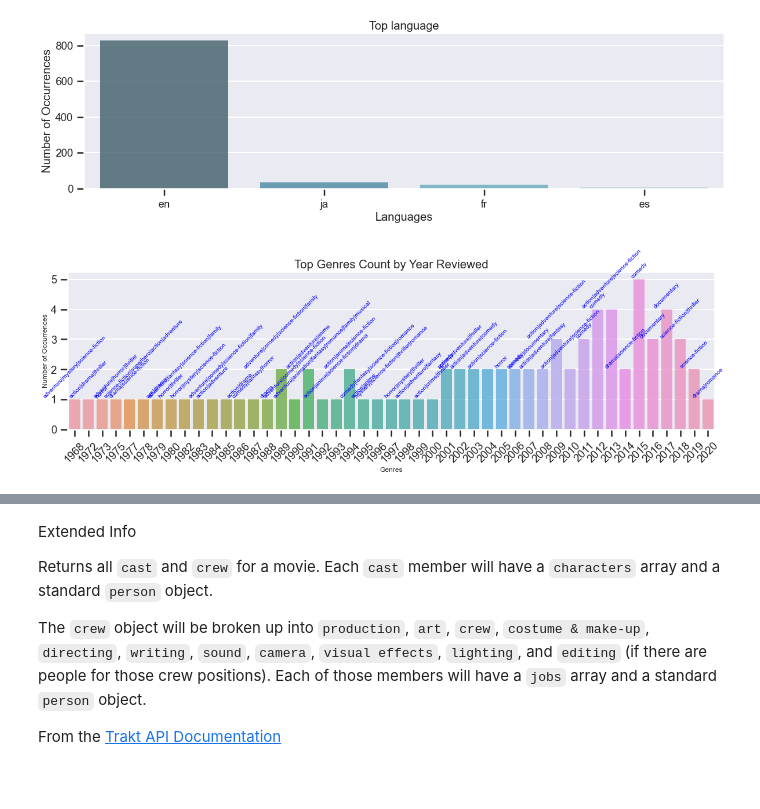
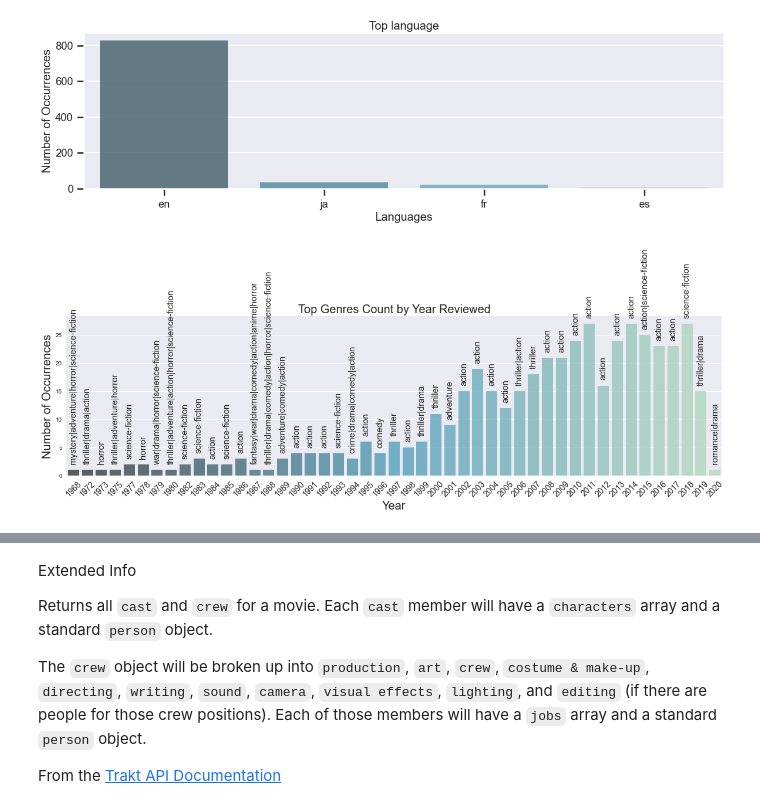
Before and after one commit to collardm/movie-recommender, a Jupyter notebook: Recommander.ipynb, the cells around one changed output, grey strips where cells are left out. Saved outputs shown, nothing was run; the diff lists cells and outputs as text; code cells hidden in the pictures; blank space fills up the shorter version.

```diff
--- a/Recommander.ipynb
+++ b/Recommander.ipynb
@@ -317,21 +342,35 @@ plt.show()
+# %%
+def most_common_inclusive(freq_dict):
+    # find the nth most common value
+    nth_most_common = sorted(freq_dict.values(), reverse=True)[0]
+    return { k: v for k, v in freq_dict.items() if v >= nth_most_common }
+
+genre_labels = set()
+for s in df['genres'].str.split('|').values:
+    genre_labels = genre_labels.union(set(s))
+
+keyword_occurences = count_word(df, 'genres', genre_labels)
 # %%
-def top_category_count(x, n=1):
-    return x.value_counts().head(n)
-
-reviews_by_genres = df.groupby(['year']).genres.apply(top_category_count).reset_index()
-reviews_by_genres
+reviews_by_genres = df.groupby(['year']).apply(lambda x : count_word(x, 'genres', genre_labels)).reset_index()
+reviews_by_genres[0] = reviews_by_genres[0].apply(most_common_inclusive)
+reviews_by_genres['genres'] = reviews_by_genres[0].apply(lambda dict1 : '|'.join(x for x in dict1.keys()))
+reviews_by_genres['counts'] = reviews_by_genres[0].apply(lambda dict1: list(dict1.values())[0])
+reviews_by_genres.drop([0], axis=1, inplace=True)
 
 plt.figure(figsize=(20,5))
-g = sns.barplot(reviews_by_genres['year'], reviews_by_genres['genres'], alpha=0.8)
-plt.title('Top Genres Count by Year Reviewed')
-plt.ylabel('Number of Occurrences', fontsize=12)
-plt.xlabel('Genres', fontsize=12)
-plt.xticks(rotation=45)
+
+g = sns.barplot(reviews_by_genres['year'], reviews_by_genres['counts'], alpha=0.8, palette='GnBu_d')
+
+plt.title('Top Genres Count by Year Reviewed', fontsize=20)
+plt.ylabel('Number of Occurrences', fontsize=20)
+plt.xlabel('Year', fontsize=20)
+plt.xticks(rotation=45, fontsize=14)
+
 
 for index, row in reviews_by_genres.iterrows():
-    g.text(row.name,row.genres, row.level_1, ha="center", rotation=45, color='blue',
-           verticalalignment='bottom', fontsize=10)
+    g.text(row.name, row.counts + 1, row.genres, ha="center", rotation=90,
+           verticalalignment='bottom', fontsize=15)
 
 plt.show()
 # %% [output]
-[figure, old version]
+[figure, new version]
```
Also changed, not shown: parts of 19 cells of this notebook, 1 other file.
